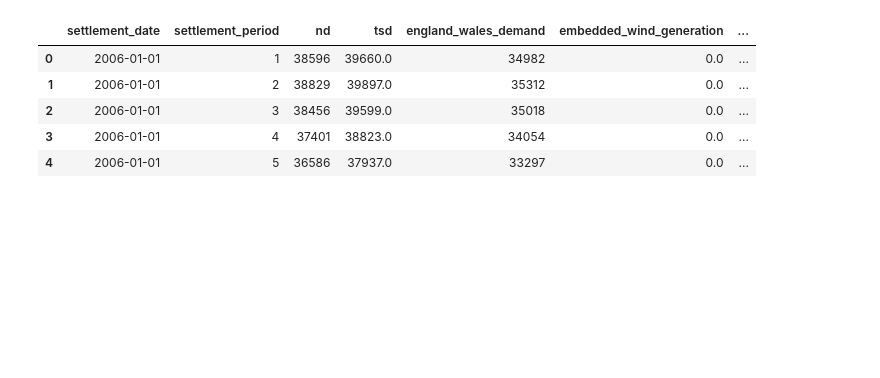
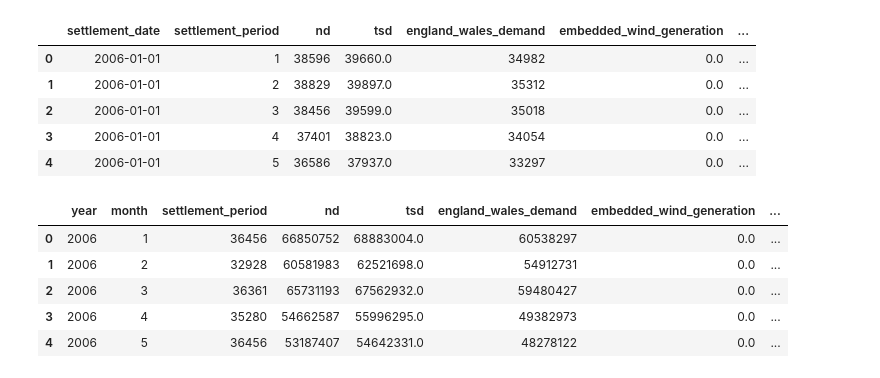
Before and after one commit to Iljas-Leys/null, a Jupyter notebook: dataset_demanddata/3_predict_demanddata.ipynb, the cells around one changed output. Cells and saved outputs as stored; diff of their text form; code cells hidden in the pictures; blank space fills up the shorter version.

```diff
--- a/dataset_demanddata/3_predict_demanddata.ipynb
+++ b/dataset_demanddata/3_predict_demanddata.ipynb
@@ -20,2 +17,0 @@ import pandas as pd
-# %%
-df = pd.read_pickle('cleaned_data.pkl')
@@ -22,3 +64,8 @@ df = pd.read_pickle('cleaned_data.pkl')
+# %%
+import pickle
+
+with open("cleaned_data.pkl", "rb") as file:
+    df = pickle.load(file)
 # %%
 df.head()
 # %% [output]
@@ -28,3 +75,21 @@ df.head()
 | 2 | 2006-01-01 | 3 | 38456 | 39599.0 | 35018 | 0.0 | ... |
 | 3 | 2006-01-01 | 4 | 37401 | 38823.0 | 34054 | 0.0 | ... |
 | 4 | 2006-01-01 | 5 | 36586 | 37937.0 | 33297 | 0.0 | ... |
+# %%
+import pandas as pd
+# Extract date/time features
+df['year'] = pd.DatetimeIndex(df['settlement_date']).year
+df['month'] = pd.DatetimeIndex(df['settlement_date']).month
+df['day'] = pd.DatetimeIndex(df['settlement_date']).day
+df = df.drop(columns=['settlement_date'])
+# %%
+df_monthly = df.drop(columns=["day"]).groupby(["year","month"], as_index=False).sum()
+# %%
+df_monthly.head()
+# %% [output]
+|  | year | month | settlement_period | nd | tsd | england_wales_demand | embedded_wind_generation | ... |
+| 0 | 2006 | 1 | 36456 | 66850752 | 68883004.0 | 60538297 | 0.0 | ... |
+| 1 | 2006 | 2 | 32928 | 60581983 | 62521698.0 | 54912731 | 0.0 | ... |
+| 2 | 2006 | 3 | 36361 | 65731193 | 67562932.0 | 59480427 | 0.0 | ... |
+| 3 | 2006 | 4 | 35280 | 54662587 | 55996295.0 | 49382973 | 0.0 | ... |
+| 4 | 2006 | 5 | 36456 | 53187407 | 54642331.0 | 48278122 | 0.0 | ... |
```
Also changed, not shown: parts of 12 cells of this notebook.
